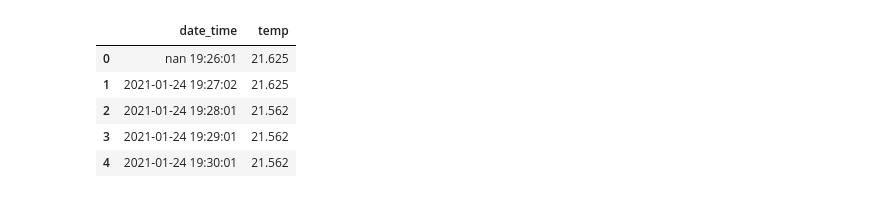
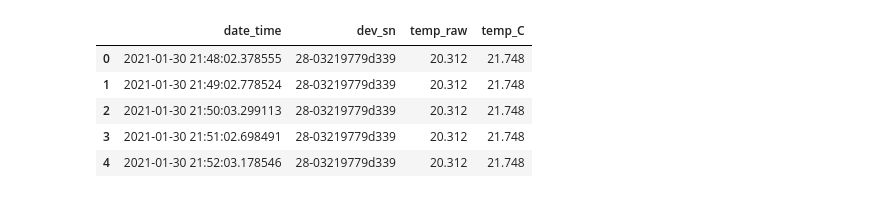
Before and after one commit to eandreas/ds18b20, a Jupyter notebook: webapp/_figure.ipynb, the cells around one changed output. Drawn from its saved outputs; the diff is of its cells as text; code cells hidden in the pictures.

Commit message:
Add webapp2

```diff
--- a/webapp/_figure.ipynb
+++ b/webapp/_figure.ipynb
@@ -4,14 +4,15 @@
 # %%
 import pandas as pd
 from pathlib2 import Path
+import datetime
 
-temp_file = Path('../resources/get_temp.out')
-df = pd.read_csv(temp_file, sep=' ', header = None, names = ['date', 'time', 'temp'], parse_dates=[['date', 'time']])
+temp_file = Path('/Users/eandreas/projects/dev/ds18b20/webapp2/data/get_temp_C.out')
+df = pd.read_csv(temp_file, sep=' ', header=None, names=['dev_sn', 'date', 'time', 'temp_raw', 'temp_C'], parse_dates=[['date', 'time']])
 df.head()
 # %% [output]
-|  | date_time | temp |
-| 0 | nan 19:26:01 | 21.625 |
-| 1 | 2021-01-24 19:27:02 | 21.625 |
-| 2 | 2021-01-24 19:28:01 | 21.562 |
-| 3 | 2021-01-24 19:29:01 | 21.562 |
-| 4 | 2021-01-24 19:30:01 | 21.562 |
+|  | date_time | dev_sn | temp_raw | temp_C |
+| 0 | 2021-01-30 21:48:02.378555 | 28-03219779d339 | 20.312 | 21.748 |
+| 1 | 2021-01-30 21:49:02.778524 | 28-03219779d339 | 20.312 | 21.748 |
+| 2 | 2021-01-30 21:50:03.299113 | 28-03219779d339 | 20.312 | 21.748 |
+| 3 | 2021-01-30 21:51:02.698491 | 28-03219779d339 | 20.312 | 21.748 |
+| 4 | 2021-01-30 21:52:03.178546 | 28-03219779d339 | 20.312 | 21.748 |
```
Also changed, not shown: parts of 7 cells of this notebook, 9 other files.
